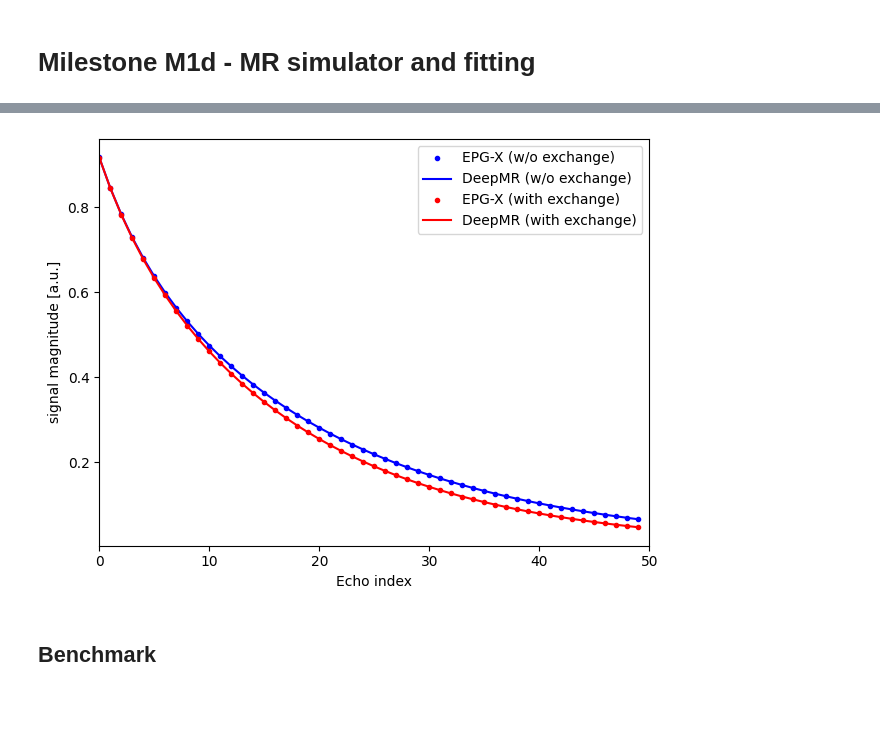
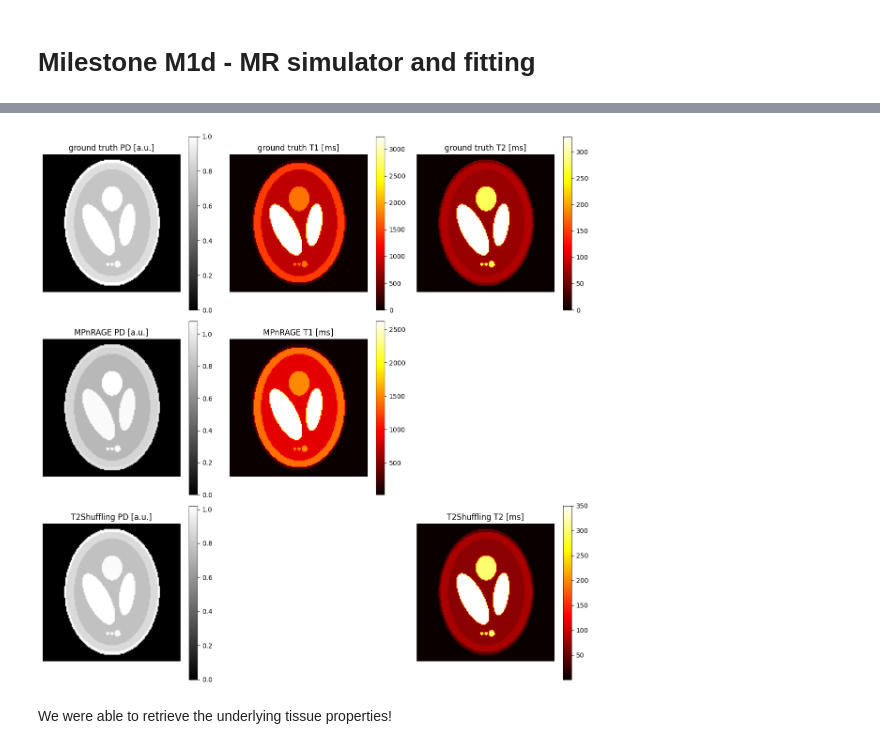
Before and after one commit to INFN-PREDATOR/PREDATOR-milestones, a Jupyter notebook: notebooks/M1d_Bloch_simulator.ipynb, the cells around one changed output, grey strips where cells are left out. Cells and saved outputs as stored; diff of their text form; code cells hidden in the pictures; blank space fills up the shorter version.

```diff
--- a/notebooks/M1d_Bloch_simulator.ipynb
+++ b/notebooks/M1d_Bloch_simulator.ipynb
@@ -37,30 +106,33 @@ sig0ex = ground_truth["s"].squeeze()
 # %%
-import deepmr
+# fit T1
+m0_mpnrage, t1map = deepmr.recon.mpnrage_fit(sig_mpnrage.clone(), (20.0, 3000.0, 3500), flip=10.0, TR=10.0, TI=1.0)
 
-# parameters
-flip = 50 * [180.0]
-phases = 50 * [90.0]
-ESP = 5.0
+# fit T2
+ETL = sig_t2shuffle.shape[0]
+m0_t2shuffle, t2map = deepmr.recon.fse_fit(sig_t2shuffle.clone(), (1.0, 350.0, 1000), flip=90.0 * np.ones(ETL), ESP=10.0)
 
-T1 = 1000.0 # [500.0, 833.0, 2569.0]
-T2 = 100.0  #
+# plotting
+plt.rcParams['figure.figsize'] = [12, 12]
 
-T1b = 500.0 # ms
-T2b = 20.0 # ms
+plt.subplot(3, 3, 1)
+_ = plt.imshow(props["M0"], cmap="gray"), plt.colorbar(), plt.axis("off"), plt.title("ground truth PD [a.u.]")
+plt.subplot(3, 3, 2)
+_ = plt.imshow(props["T1"], cmap="hot"), plt.colorbar(), plt.axis("off"), plt.title("ground truth T1 [ms]")
+plt.subplot(3, 3, 3)
+_ = plt.imshow(props["T2"], cmap="hot"), plt.colorbar(), plt.axis("off"), plt.title("ground truth T2 [ms]")
 
-f = 0.2
-k = 10.0 # Hz
+plt.subplot(3, 3, 4)
+_ = plt.imshow(abs(m0_mpnrage), cmap="gray"), plt.colorbar(), plt.axis("off"), plt.title("MPnRAGE PD [a.u.]")
+plt.subplot(3, 3, 5)
+_ = plt.imshow(t1map, cmap="hot"), plt.colorbar(), plt.axis("off"), plt.title("MPnRAGE T1 [ms]")
 
-# computation
-signoex = deepmr.bloch.fse(flip, phases, ESP, T1, T2, T1bm=T1b, T2bm=T2b, kbm=0.0, weight_bm=f)
-sigex = deepmr.bloch.fse(flip, phases, ESP, T1, T2, T1bm=T1b, T2bm=T2b, kbm=k, weight_bm=f)
+plt.subplot(3, 3, 7)
+_ = plt.imshow(abs(m0_t2shuffle), cmap="gray"), plt.colorbar(), plt.axis("off"), plt.title("T2Shuffling PD [a.u.]")
+plt.subplot(3, 3, 9)
+_ = plt.imshow(t2map, cmap="hot"), plt.colorbar(), plt.axis("off"), plt.title("T2Shuffling T2 [ms]")
+
+plt.tight_layout()
+# %% [output]
+[figure, added]
-# %%
-legend = ["EPG-X (w/o exchange)", "DeepMR (w/o exchange)", "EPG-X (with exchange)", "DeepMR (with exchange)"]
-display_signal(sig0noex.T, color=["b"], symbol='.'),
-display_signal(signoex.T, color=["b"], symbol='-'),
-display_signal(sig0ex.T, color=["r"], symbol='.'),
-display_signal(sigex.T, color=["r"], symbol='-', legend=legend)
-# %% [output]
-[figure, removed]
-# %% [markdown]
-## Benchmark
+# %% [markdown]
+We were able to retrieve the underlying tissue properties!
```
Also changed, not shown: parts of 7 cells of this notebook, 4 other files.
